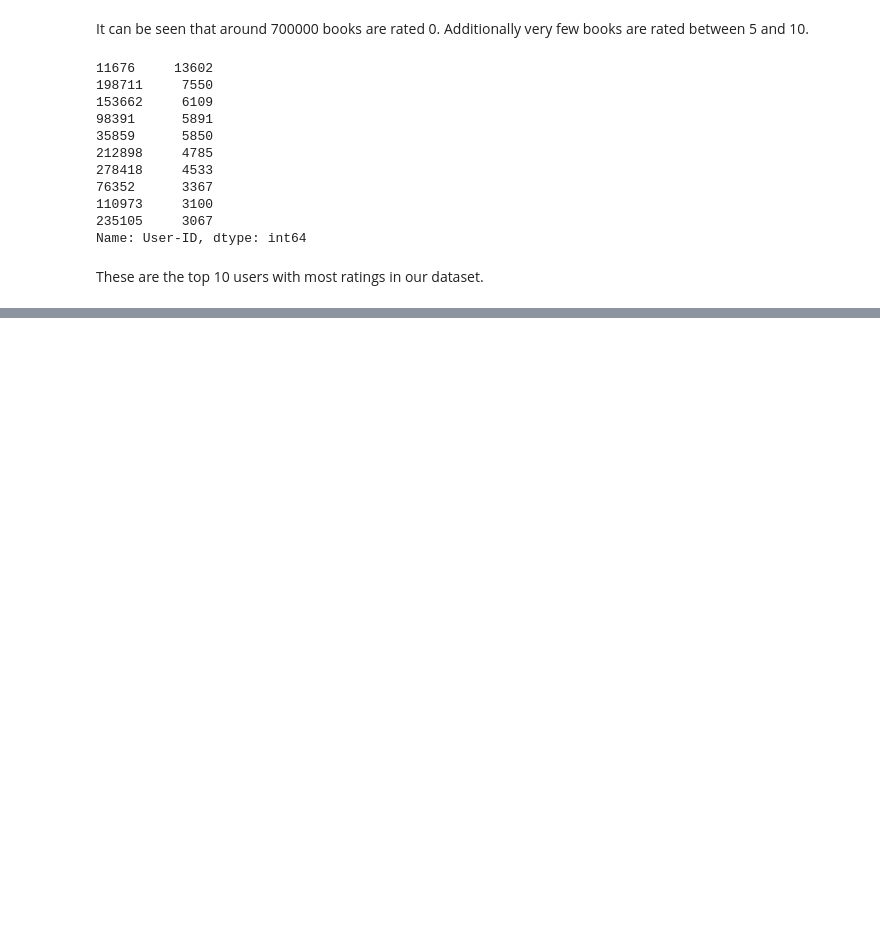
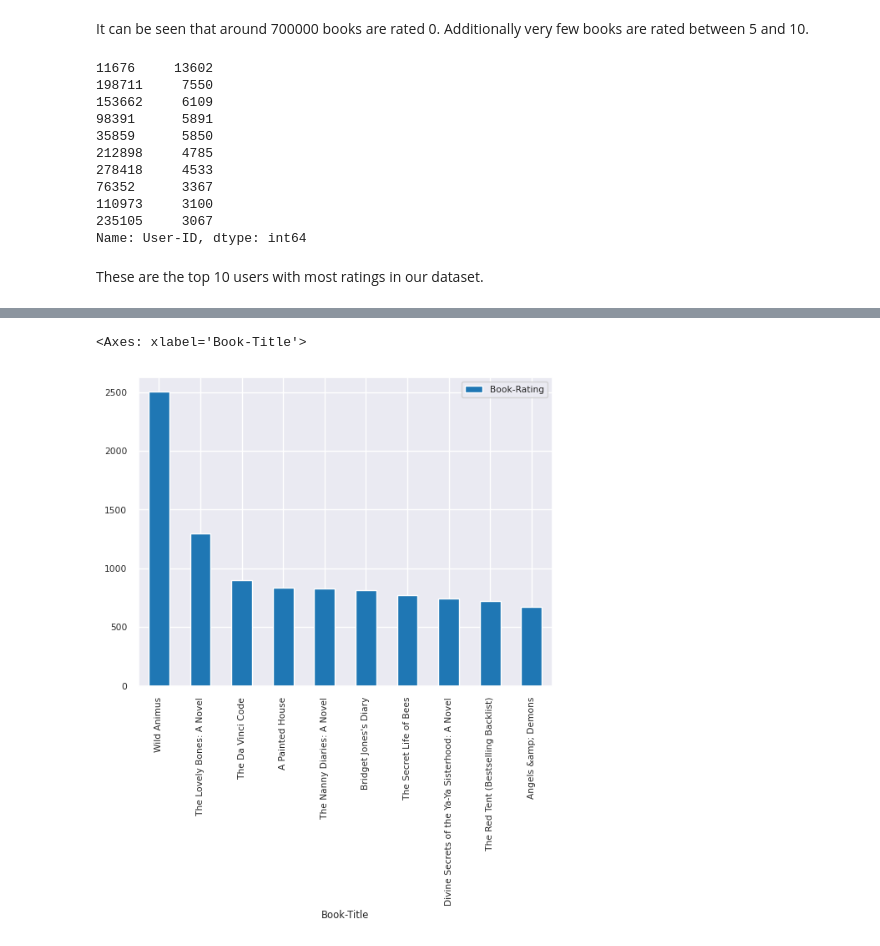
Before and after one commit to M-Awwab-Khan/collaborative-filtering-based-book-recommender-application, a Jupyter notebook: collaborative_filtering_book_recommender.ipynb, the cells around one changed output, grey strips where cells are left out. Cells and saved outputs as stored; diff of their text form; code cells hidden in the pictures; blank space fills up the shorter version.

```diff
--- a/collaborative_filtering_book_recommender.ipynb
+++ b/collaborative_filtering_book_recommender.ipynb
@@ -228,0 +266,9 @@ These are the top 10 users with most ratings in our dataset.
+# %%
+books_with_ratings.groupby('Book-Title')['Book-Rating']\
+.count()\
+.sort_values(ascending=False)\
+.reset_index().head(10)\
+.plot(x='Book-Title', y='Book-Rating', kind='bar')
+# %% [output]
+<Axes: xlabel='Book-Title'>
+[figure, added]
```
Also changed, not shown: parts of 30 cells of this notebook.
